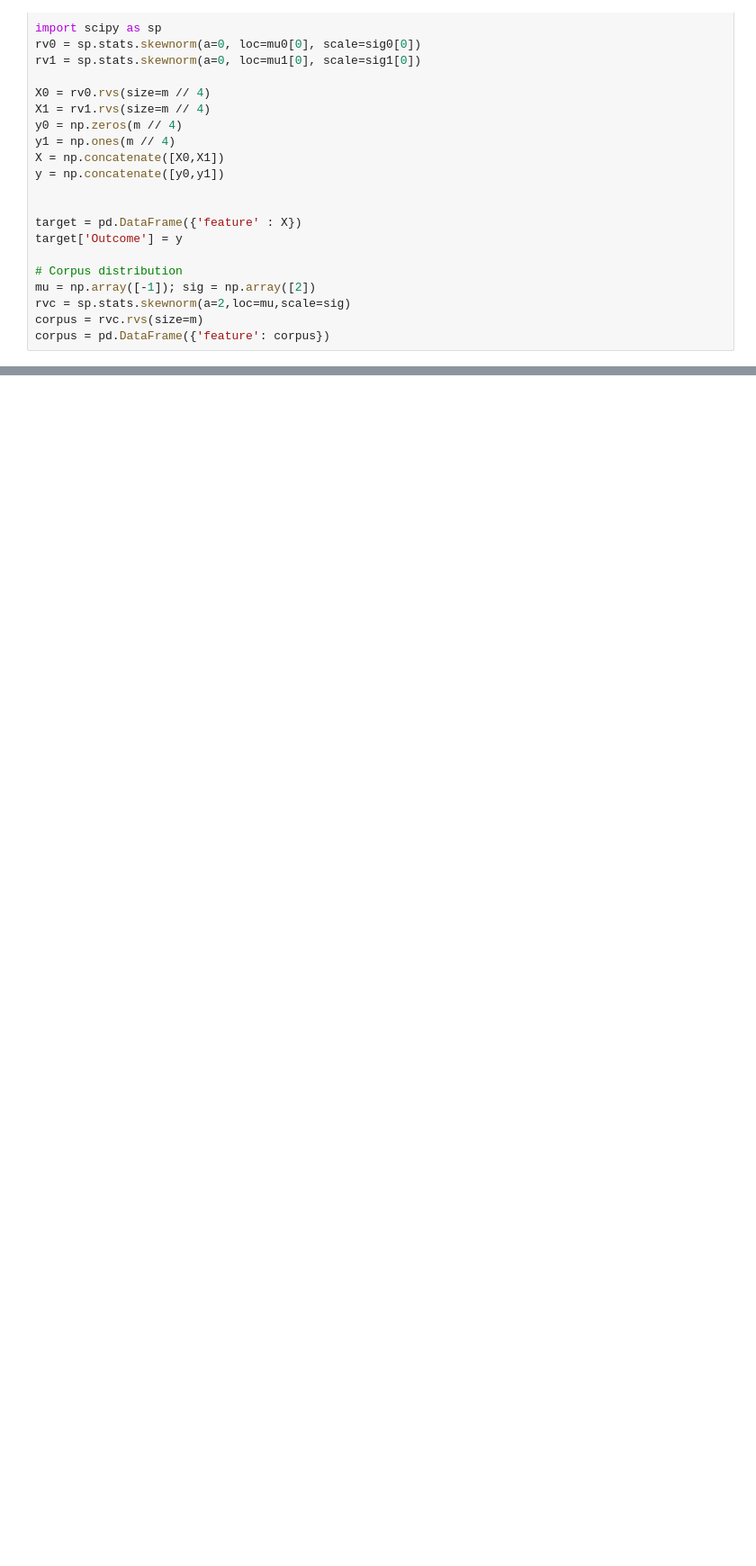
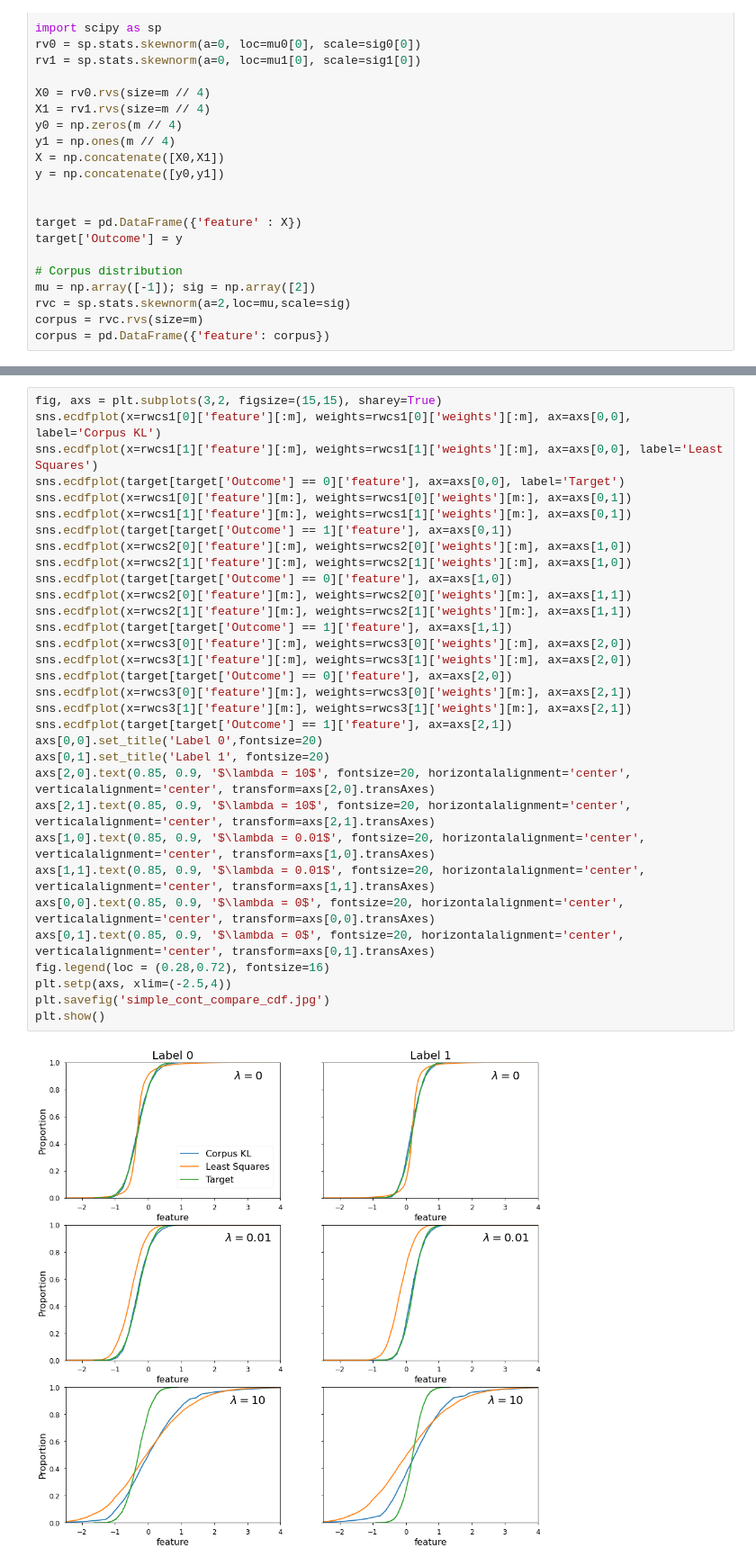
Before and after one commit to LucasKIJ/EMM, a Jupyter notebook: notebooks/synthetic_gaussian_example-Copy1.ipynb, the cells around one changed output, grey strips where cells are left out. Shown: that part at 90% size. Drawn from its saved outputs; the diff is of its cells as text; blank space fills up the shorter version.

```diff
--- a/notebooks/synthetic_gaussian_example-Copy1.ipynb
+++ b/notebooks/synthetic_gaussian_example-Copy1.ipynb
@@ -199,0 +199,34 @@ display(pd.DataFrame(js3))
+# %%
+fig, axs = plt.subplots(3,2, figsize=(15,15), sharey=True)
+sns.ecdfplot(x=rwcs1[0]['feature'][:m], weights=rwcs1[0]['weights'][:m], ax=axs[0,0], label='Corpus KL')
+sns.ecdfplot(x=rwcs1[1]['feature'][:m], weights=rwcs1[1]['weights'][:m], ax=axs[0,0], label='Least Squares')
+sns.ecdfplot(target[target['Outcome'] == 0]['feature'], ax=axs[0,0], label='Target')
+sns.ecdfplot(x=rwcs1[0]['feature'][m:], weights=rwcs1[0]['weights'][m:], ax=axs[0,1])
+sns.ecdfplot(x=rwcs1[1]['feature'][m:], weights=rwcs1[1]['weights'][m:], ax=axs[0,1])
+sns.ecdfplot(target[target['Outcome'] == 1]['feature'], ax=axs[0,1])
+sns.ecdfplot(x=rwcs2[0]['feature'][:m], weights=rwcs2[0]['weights'][:m], ax=axs[1,0])
+sns.ecdfplot(x=rwcs2[1]['feature'][:m], weights=rwcs2[1]['weights'][:m], ax=axs[1,0])
+sns.ecdfplot(target[target['Outcome'] == 0]['feature'], ax=axs[1,0])
+sns.ecdfplot(x=rwcs2[0]['feature'][m:], weights=rwcs2[0]['weights'][m:], ax=axs[1,1])
+sns.ecdfplot(x=rwcs2[1]['feature'][m:], weights=rwcs2[1]['weights'][m:], ax=axs[1,1])
+sns.ecdfplot(target[target['Outcome'] == 1]['feature'], ax=axs[1,1])
+sns.ecdfplot(x=rwcs3[0]['feature'][:m], weights=rwcs3[0]['weights'][:m], ax=axs[2,0])
+sns.ecdfplot(x=rwcs3[1]['feature'][:m], weights=rwcs3[1]['weights'][:m], ax=axs[2,0])
+sns.ecdfplot(target[target['Outcome'] == 0]['feature'], ax=axs[2,0])
+sns.ecdfplot(x=rwcs3[0]['feature'][m:], weights=rwcs3[0]['weights'][m:], ax=axs[2,1])
+sns.ecdfplot(x=rwcs3[1]['feature'][m:], weights=rwcs3[1]['weights'][m:], ax=axs[2,1])
+sns.ecdfplot(target[target['Outcome'] == 1]['feature'], ax=axs[2,1])
+axs[0,0].set_title('Label 0',fontsize=20)
+axs[0,1].set_title('Label 1', fontsize=20)
+axs[2,0].text(0.85, 0.9, '$\lambda = 10$', fontsize=20, horizontalalignment='center', verticalalignment='center', transform=axs[2,0].transAxes)
+axs[2,1].text(0.85, 0.9, '$\lambda = 10$', fontsize=20, horizontalalignment='center', verticalalignment='center', transform=axs[2,1].transAxes)
+axs[1,0].text(0.85, 0.9, '$\lambda = 0.01$', fontsize=20, horizontalalignment='center', verticalalignment='center', transform=axs[1,0].transAxes)
+axs[1,1].text(0.85, 0.9, '$\lambda = 0.01$', fontsize=20, horizontalalignment='center', verticalalignment='center', transform=axs[1,1].transAxes)
+axs[0,0].text(0.85, 0.9, '$\lambda = 0$', fontsize=20, horizontalalignment='center', verticalalignment='center', transform=axs[0,0].transAxes)
+axs[0,1].text(0.85, 0.9, '$\lambda = 0$', fontsize=20, horizontalalignment='center', verticalalignment='center', transform=axs[0,1].transAxes)
+fig.legend(loc = (0.28,0.72), fontsize=16)
+plt.setp(axs, xlim=(-2.5,4))
+plt.savefig('simple_cont_compare_cdf.jpg')
+plt.show()
+# %% [output]
+[figure, added]
```
Also changed, not shown: parts of 34 cells of this notebook, 24 other files.
